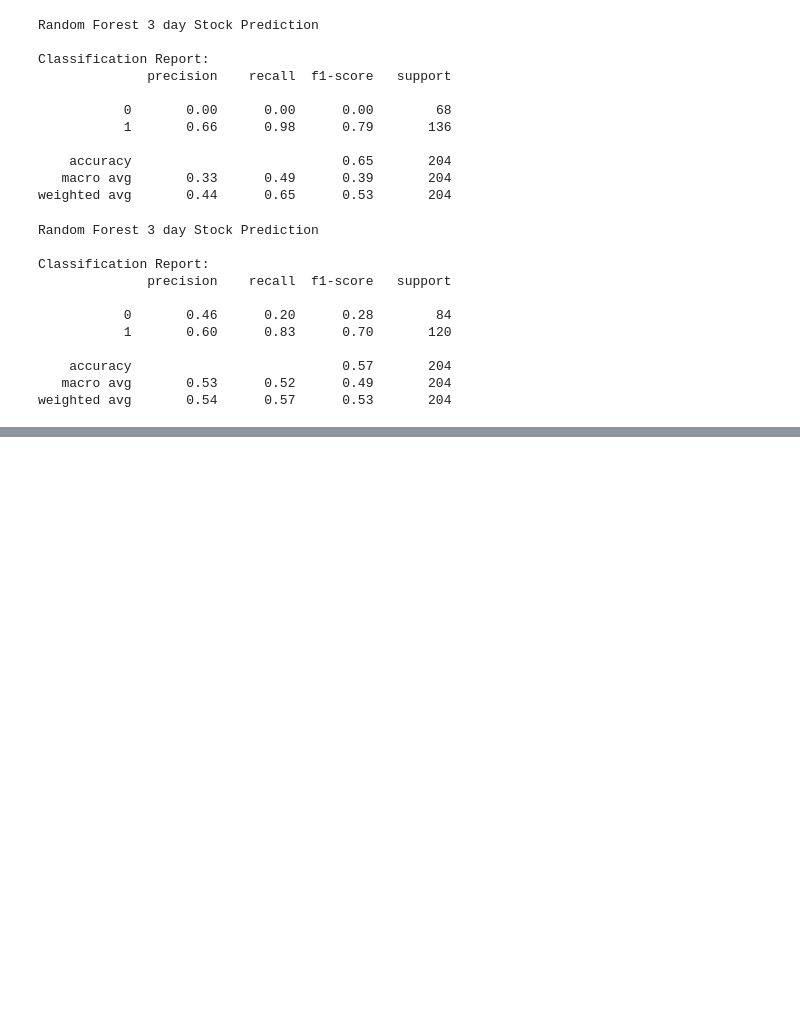
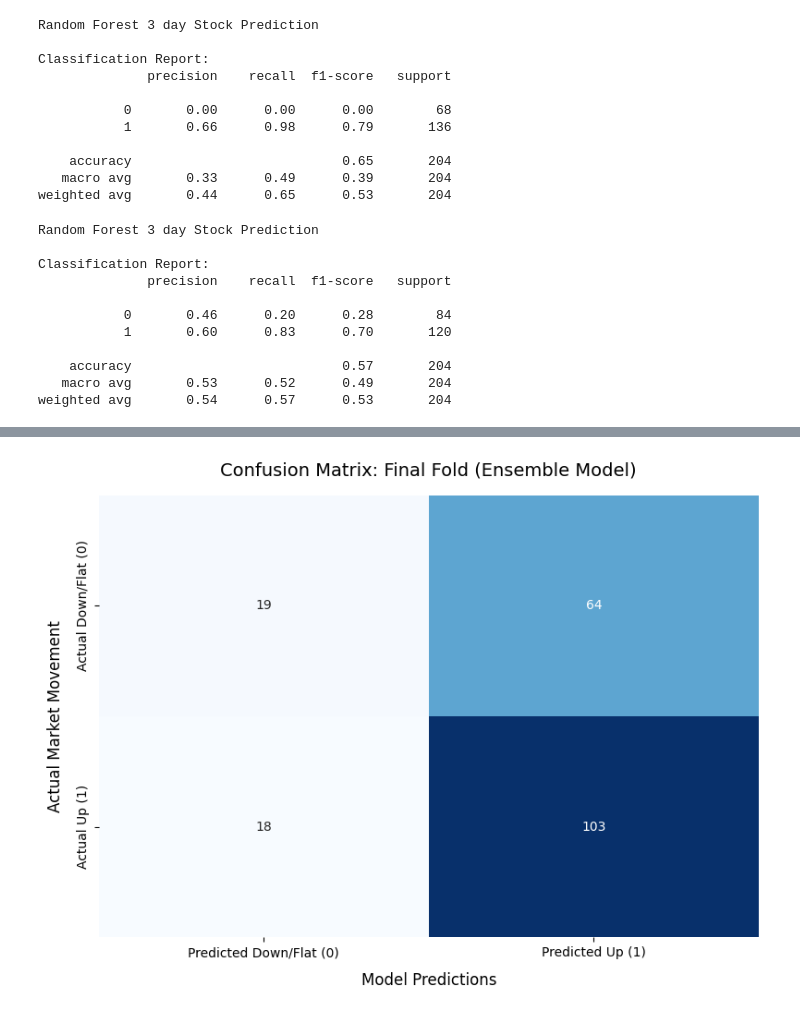
Before and after one commit to rreap/stocks, a Jupyter notebook: Stocks_Project.ipynb, the cells around one changed output, grey strips where cells are left out. Cells and saved outputs as stored; diff of their text form; code cells hidden in the pictures; blank space fills up the shorter version.

```diff
--- a/Stocks_Project.ipynb
+++ b/Stocks_Project.ipynb
@@ -483,3 +521,92 @@ Classification Report:
     accuracy                           0.57       204
    macro avg       0.53      0.52      0.49       204
 weighted avg       0.54      0.57      0.53       204
+# %%
+import numpy as np
+import pandas as pd
+import matplotlib.pyplot as plt
+import seaborn as sns
+from sklearn.ensemble import RandomForestClassifier, VotingClassifier
+from sklearn.linear_model import LogisticRegression
+from sklearn.model_selection import TimeSeriesSplit
+from sklearn.metrics import accuracy_score, classification_report, confusion_matrix
+from sklearn.preprocessing import StandardScaler
+
+url = "https://raw.githubusercontent.com/frontiertechinstitute/datasets/refs/heads/main/Major%20Tech%20Stocks%202019-2024%20Dataset/major-tech-stock-2019-2024.csv"
+df = pd.read_csv(url)
+
+df = df[df["Ticker"] == "AAPL"].copy()
+df["Date"] = pd.to_datetime(df["Date"])
+df.sort_values("Date", inplace=True)
+df.set_index("Date", inplace=True)
+
+df["Column"] = df["Close"]
+
+df["Return_1d"] = df["Column"].pct_change()
+df["SMA_10_Ratio"] = df["Column"] / df["Column"].rolling(window=10).mean()
+df["SMA_30_Ratio"] = df["Column"] / df["Column"].rolling(window=30).mean()
+df["Rolling_Volatility"] = df["Column"].pct_change().rolling(window=10).std()
+
+df["Target"] = (df["Column"].shift(-3) > df["Column"]).astype(int)
+
+df = df.iloc[:-3].copy()
+
+features = ["Return_1d", "SMA_10_Ratio", "SMA_30_Ratio", "Rolling_Volatility"]
+model_df = df.dropna(subset=features + ["Target"]).copy()
+
+X = model_df[features]
+y = model_df["Target"]
+
+tscv = TimeSeriesSplit(n_splits=5)
+
+rf_model = RandomForestClassifier(
+    n_estimators=100,
+    max_depth=5,
+    class_weight="balanced",
+    random_state=42
+)
+
+lr_model = LogisticRegression(
+    class_weight="balanced",
+    random_state=42,
+    max_iter=1000
+)
+
+ensemble_model = VotingClassifier(
+    estimators=[('rf', rf_model), ('lr', lr_model)],
+    voting='soft'
+)
+
+print("=== 5-Fold Cross Validation Results ===")
+fold = 1
+for train_index, test_index in tscv.split(X):
+    X_train, X_test = X.iloc[train_index], X.iloc[test_index]
+    y_train, y_test = y.iloc[train_index], y.iloc[test_index]
+
+    scaler = StandardScaler()
+    X_train_scaled = scaler.fit_transform(X_train)
+    X_test_scaled = scaler.transform(X_test)
+
+    ensemble_model.fit(X_train_scaled, y_train)
+    predictions = ensemble_model.predict(X_test_scaled)
+
+    acc = accuracy_score(y_test, predictions)
+    print(f"Fold {fold} (Train Size: {len(X_train)}, Test Size: {len(X_test)}) -> Accuracy: {acc:.4f}")
+    fold += 1
+
+print("\n=== Final Evaluation ===")
+print("Classification Report:")
+print(classification_report(y_test, predictions))
+
+cm = confusion_matrix(y_test, predictions)
+
+plt.figure(figsize=(8, 6))
+sns.heatmap(cm, annot=True, fmt='d', cmap='Blues', cbar=False,
+            xticklabels=['Predicted Down/Flat (0)', 'Predicted Up (1)'],
+            yticklabels=['Actual Down/Flat (0)', 'Actual Up (1)'])
+plt.title('Confusion Matrix: Final Fold (Ensemble Model)', fontsize=14, pad=15)
+plt.xlabel('Model Predictions', fontsize=12, labelpad=10)
+plt.ylabel('Actual Market Movement', fontsize=12, labelpad=10)
+plt.tight_layout()
+plt.show()
+# %% [output]
@@ -485,0 +630 @@ weighted avg       0.54      0.57      0.53       204
+[figure, added]
```
Also changed, not shown: parts of 4 cells of this notebook.
